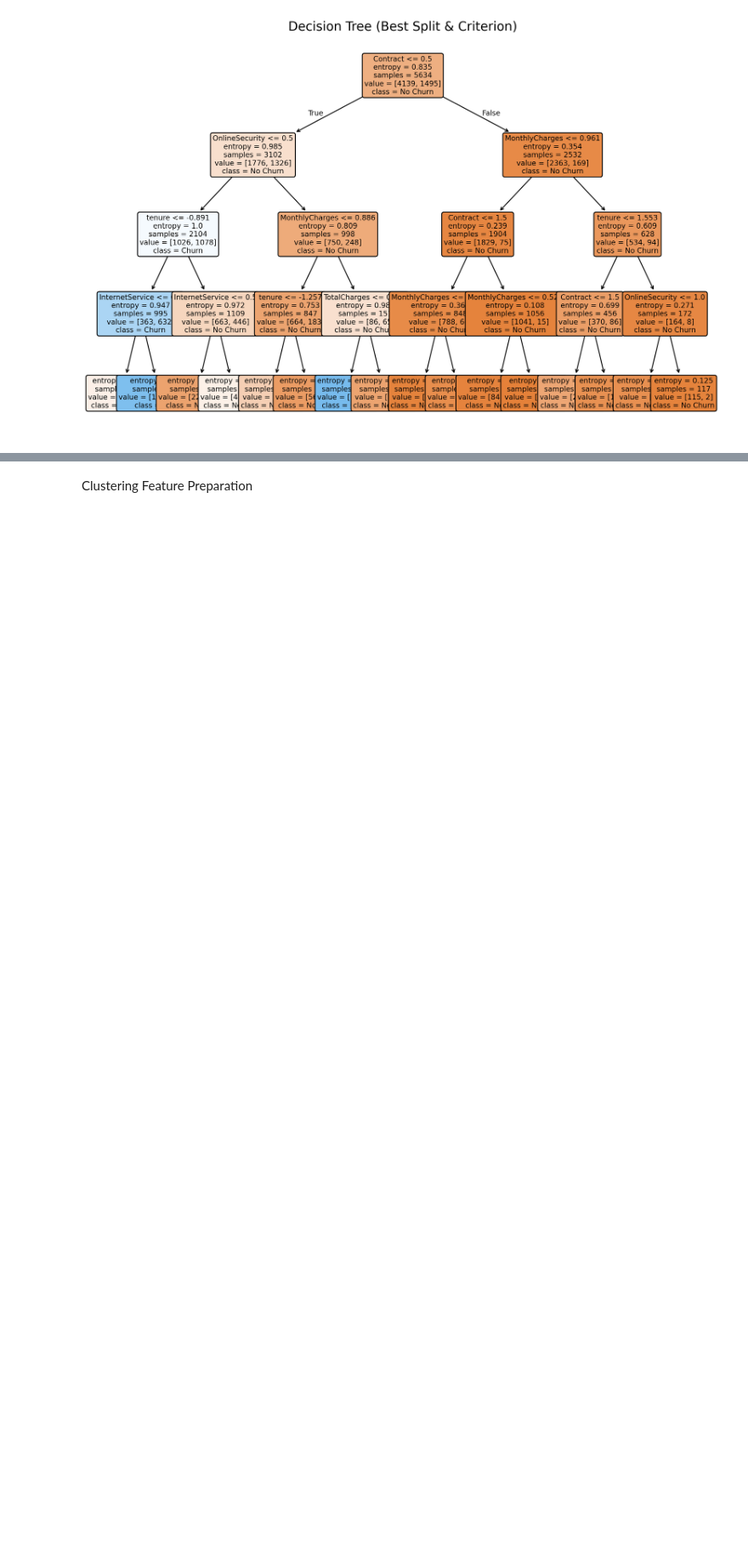
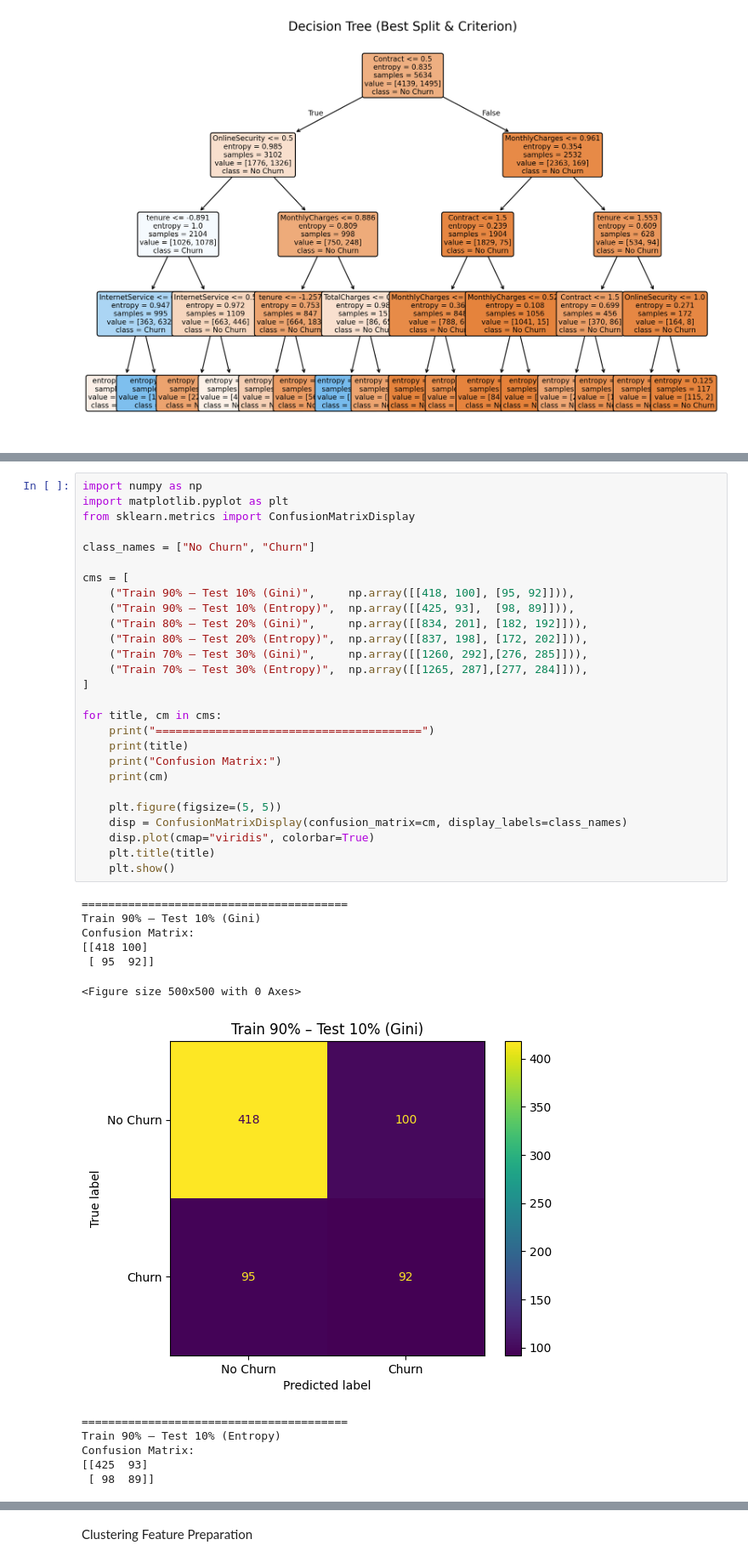
Before and after one commit to najla-alhusaini/it326-telco-churn, a Jupyter notebook: Reports/Phase3.ipynb, the cells around one changed output, grey strips where cells are left out. Shown at 85% size. Drawn from its saved outputs; the diff is of its cells as text; blank space fills up the shorter version.

```diff
--- a/Reports/Phase3.ipynb
+++ b/Reports/Phase3.ipynb
@@ -415,0 +391,40 @@ Confusion Matrix:
+# %%
+import numpy as np
+import matplotlib.pyplot as plt
+from sklearn.metrics import ConfusionMatrixDisplay
+
+class_names = ["No Churn", "Churn"]
+
+cms = [
+    ("Train 90% – Test 10% (Gini)",     np.array([[418, 100], [95, 92]])),
+    ("Train 90% – Test 10% (Entropy)",  np.array([[425, 93],  [98, 89]])),
+    ("Train 80% – Test 20% (Gini)",     np.array([[834, 201], [182, 192]])),
+    ("Train 80% – Test 20% (Entropy)",  np.array([[837, 198], [172, 202]])),
+    ("Train 70% – Test 30% (Gini)",     np.array([[1260, 292],[276, 285]])),
+    ("Train 70% – Test 30% (Entropy)",  np.array([[1265, 287],[277, 284]])),
+]
+
+for title, cm in cms:
+    print("========================================")
+    print(title)
+    print("Confusion Matrix:")
+    print(cm)
+
+    plt.figure(figsize=(5, 5))
+    disp = ConfusionMatrixDisplay(confusion_matrix=cm, display_labels=class_names)
+    disp.plot(cmap="viridis", colorbar=True)
+    plt.title(title)
+    plt.show()
+# %% [output]
+========================================
+Train 90% – Test 10% (Gini)
+Confusion Matrix:
+[[418 100]
+ [ 95  92]]
+<Figure size 500x500 with 0 Axes>
+[figure, added]
+========================================
+Train 90% – Test 10% (Entropy)
+Confusion Matrix:
+[[425  93]
+ [ 98  89]]
```
Also changed, not shown: parts of 9 cells of this notebook.
